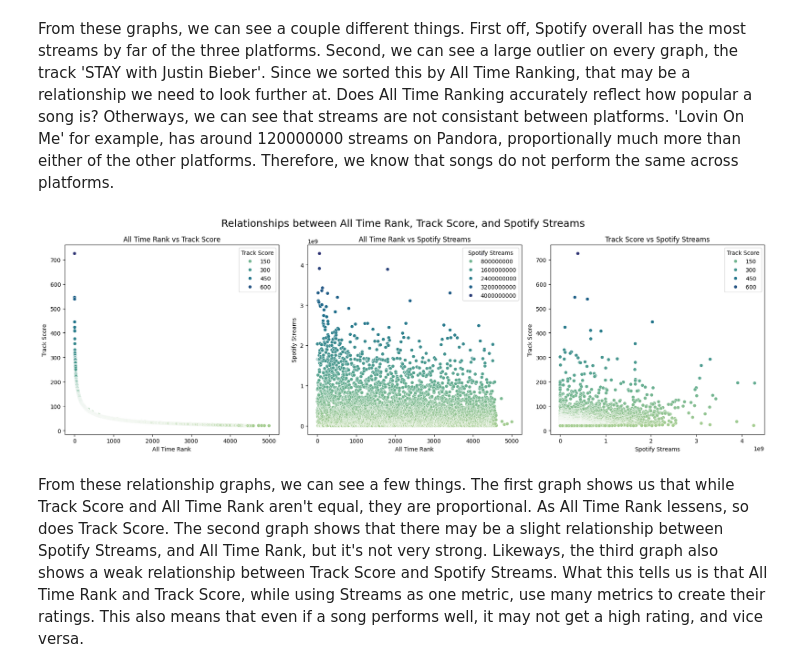
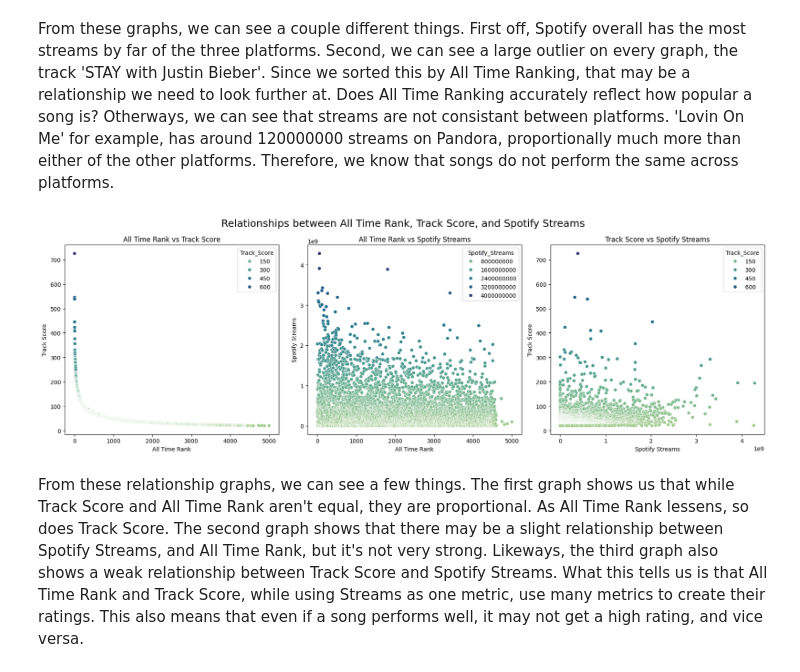
Before and after one commit to Abhijith-S-D/Spotify-EDA, a Jupyter notebook: Spotify_EDA.ipynb, the cells around one changed output. Saved outputs shown, nothing was run; the diff lists cells and outputs as text; code cells hidden in the pictures.

```diff
--- a/Spotify_EDA.ipynb
+++ b/Spotify_EDA.ipynb
@@ -428,0 +403,3 @@ df.describe()
+# %%
+df.drop_duplicates(subset=['Track', 'Spotify_Streams'], keep='first', inplace=True)
+df.info()
@@ -428,0 +426,2 @@ df.describe()
+# %%
+df['Track'] = df['Track'].apply(lambda x: x[:20] + '...' if len(x) > 30 else x)
@@ -428,0 +430,6 @@ df.describe()
+# %%
+month = df["Release_Date"].dt.month_name().astype(str)
+year = df["Release_Date"].dt.year.astype("category")
+df.insert(4,"Month", month)
+df.insert(5,"Year", year)
+df.info()
@@ -428,0 +486,3 @@ df.describe()
+# %%
+df['Year'] = df['Year'].astype(int)
+df.info()
@@ -661,35 +729,35 @@ From these graphs, we can see a couple different things. First off, Spotify over
 # %%
 ## Are all time rank, track score, and streams related? ##
 
 # Create subplots
 fig, axes = plt.subplots(1, 3, figsize=(18, 6))
 fig.suptitle('Relationships between All Time Rank, Track Score, and Spotify Streams', fontsize=18)
 
 # Plot 'All Time Rank' vs 'Track Score'
-sns.scatterplot(x='All Time Rank', y='Track Score', data=df, ax=axes[0], hue='Track Score', palette='crest')
+sns.scatterplot(x='All_Time_Rank', y='Track_Score', data=df, ax=axes[0], hue='Track_Score', palette='crest')
 axes[0].set_title('All Time Rank vs Track Score')
 axes[0].set_xlabel('All Time Rank')
 axes[0].set_ylabel('Track Score')
 
 # Plot 'All Time Rank' vs 'Spotify Streams'
-sns.scatterplot(x='All Time Rank', y='Spotify Streams', data=df, ax=axes[1], hue='Spotify Streams', palette='crest')
+sns.scatterplot(x='All_Time_Rank', y='Spotify_Streams', data=df, ax=axes[1], hue='Spotify_Streams', palette='crest')
 axes[1].set_title('All Time Rank vs Spotify Streams')
 axes[1].set_xlabel('All Time Rank')
 axes[1].set_ylabel('Spotify Streams')
 
 # Plot 'Track Score' vs 'Spotify Streams'
-sns.scatterplot(x='Spotify Streams', y='Track Score', data=df, ax=axes[2], hue='Track Score', palette='crest')
+sns.scatterplot(x='Spotify_Streams', y='Track_Score', data=df, ax=axes[2], hue='Track_Score', palette='crest')
 axes[2].set_title('Track Score vs Spotify Streams')
 axes[2].set_xlabel('Spotify Streams')
 axes[2].set_ylabel('Track Score')
 
 # Adjust layout
 plt.tight_layout()
 
 # Show the plot
 plt.show()
 # %% [output]
-[figure, old version]
+[figure, new version]
 # %% [markdown]
 From these relationship graphs, we can see a few things. The first graph shows us that while Track Score and All Time Rank aren't equal, they are proportional. As All Time Rank lessens, so does Track Score. The second graph shows that there may be a slight relationship between Spotify Streams, and All Time Rank, but it's not very strong. Likeways, the third graph also shows a weak relationship between Track Score and Spotify Streams. What this tells us is that All Time Rank and Track Score, while using Streams as one metric, use many metrics to create their ratings. This also means that even if a song performs well, it may not get a high rating, and vice versa.
 # %% [markdown]
```
Also changed, not shown: parts of 106 cells of this notebook.
